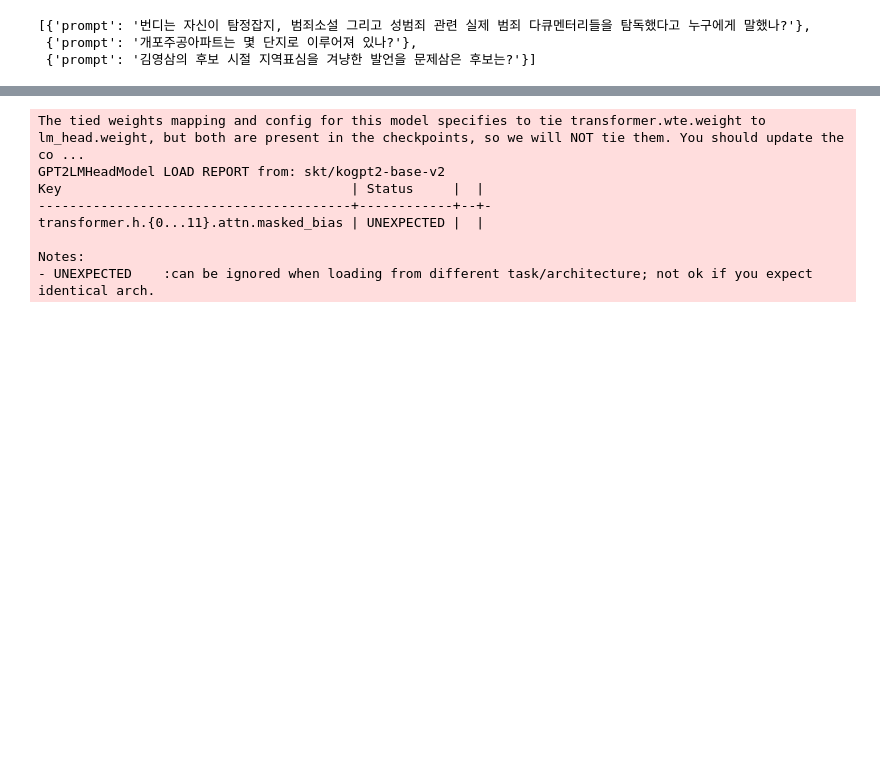
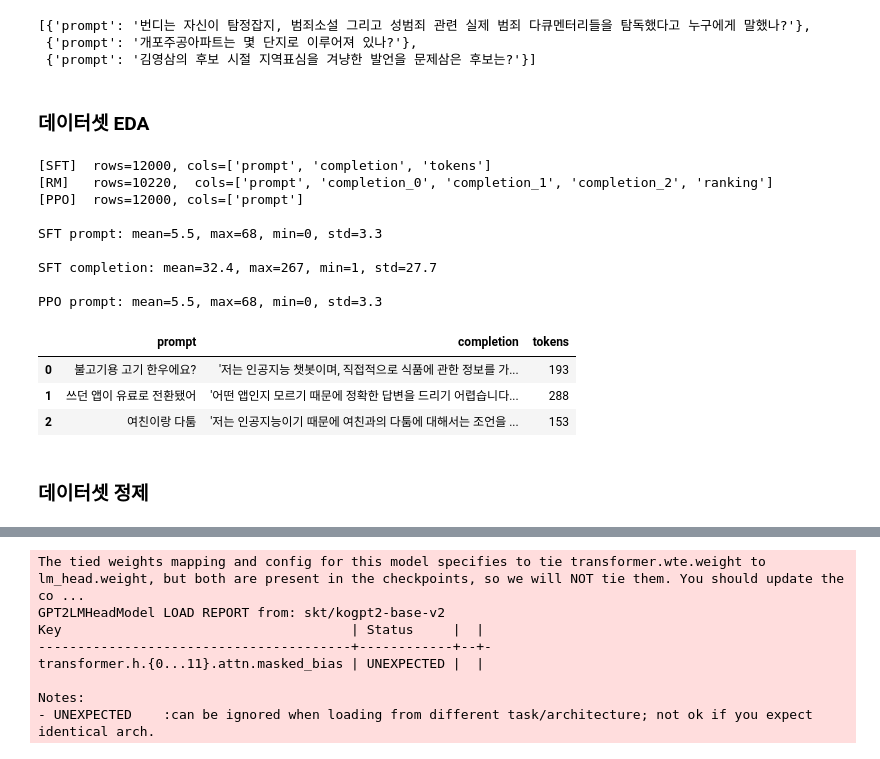
Before and after one commit to itmin2407/AIFFEL_quest_eng, a Jupyter notebook: NLP/NLP04/node18.ipynb, the cells around one changed output, grey strips where cells are left out. Saved outputs shown, nothing was run; the diff lists cells and outputs as text; code cells hidden in the pictures; blank space fills up the shorter version.

```diff
--- a/NLP/NLP04/node18.ipynb
+++ b/NLP/NLP04/node18.ipynb
@@ -289,11 +314,8 @@ print(tokenizer.decode(output_beam[0]))
 # %% [markdown]
 ### 데이터셋 확인
 # %%
-import json
-data_path_1_SFT = 'KoChatGPT/data_kochatgpt/kochatgpt_1_SFT.jsonl'
-with open(data_path_1_SFT, "r", encoding='utf-8-sig') as json_file:
+with open(cfg.data_path_1_SFT, "r", encoding='utf-8-sig') as json_file:
     list_data_dict = json.load(json_file)
-
 print(len(list_data_dict))
 list_data_dict[:3]
 # %% [output]
@@ -308,10 +330,8 @@ list_data_dict[:3]
   'completion': "'저는 인공지능이기 때문에 여친과의 다툼에 대해서는 조언을 드릴 수는 없습니다. 하지만 다투게 되면 상대방의 말을 경청하는 태도와 서로의 감정을 존중하는 것이 중요합니다. 논리적이고 차분한 대화를 통해 문제를 해결해보세요. 그리고 서로를 이해하고 서로의 의견을 수용하는 것이 중요합니다.",
   'tokens': 153}]
 # %%
-data_path_2_RM = 'KoChatGPT/data_kochatgpt/kochatgpt_2_RM.jsonl'
-with open(data_path_2_RM, "r", encoding='utf-8-sig') as json_file:
+with open(cfg.data_path_2_RM, "r", encoding='utf-8-sig') as json_file:
     list_data_dict = json.load(json_file)
-
 print(len(list_data_dict))
 list_data_dict[:3]
 # %% [output]
@@ -343,3 +361,49 @@ list_data_dict[:3]
 [{'prompt': '번디는 자신이 탐정잡지, 범죄소설 그리고 성범죄 관련 실제 범죄 다큐멘터리들을 탐독했다고 누구에게 말했나?'},
  {'prompt': '개포주공아파트는 몇 단지로 이루어져 있나?'},
  {'prompt': '김영삼의 후보 시절 지역표심을 겨냥한 발언을 문제삼은 후보는?'}]
+# %% [markdown]
+### 데이터셋 EDA
+# %%
+# ── 데이터셋 EDA ────────────────────────────────────────────────────────────
+import pandas as pd, json, re
+
+def load_jsonl(path):
+    with open(path, 'r', encoding='utf-8-sig') as f:
+        return json.load(f)
+
+df_sft = pd.DataFrame(load_jsonl(cfg.data_path_1_SFT))
+df_rm  = pd.DataFrame(load_jsonl(cfg.data_path_2_RM))
+df_ppo = pd.DataFrame(load_jsonl(cfg.data_path_3_PPO))
+
+print(f"[SFT]  rows={len(df_sft)}, cols={list(df_sft.columns)}")
+print(f"[RM]   rows={len(df_rm)},  cols={list(df_rm.columns)}")
+print(f"[PPO]  rows={len(df_ppo)}, cols={list(df_ppo.columns)}")
+
+# 토큰 길이 분포
+def token_len(text):
+    return len(str(text).split())
+
+for name, df, col in [("SFT prompt",  df_sft, "prompt"),
+                       ("SFT completion", df_sft, "completion"),
+                       ("PPO prompt",  df_ppo, "prompt")]:
+    lens = df[col].apply(token_len)
+    print(f"\n{name}: mean={lens.mean():.1f}, max={lens.max()}, min={lens.min()}, "
+          f"std={lens.std():.1f}")
+
+df_sft.head(3)
+# %% [output]
+[SFT]  rows=12000, cols=['prompt', 'completion', 'tokens']
+[RM]   rows=10220,  cols=['prompt', 'completion_0', 'completion_1', 'completion_2', 'ranking']
+[PPO]  rows=12000, cols=['prompt']
+
+SFT prompt: mean=5.5, max=68, min=0, std=3.3
+
+SFT completion: mean=32.4, max=267, min=1, std=27.7
+
+PPO prompt: mean=5.5, max=68, min=0, std=3.3
+|  | prompt | completion | tokens |
+| 0 | 불고기용 고기 한우에요? | '저는 인공지능 챗봇이며, 직접적으로 식품에 관한 정보를 가... | 193 |
+| 1 | 쓰던 앱이 유료로 전환됐어 | '어떤 앱인지 모르기 때문에 정확한 답변을 드리기 어렵습니다... | 288 |
+| 2 | 여친이랑 다툼 | '저는 인공지능이기 때문에 여친과의 다툼에 대해서는 조언을 ... | 153 |
+# %% [markdown]
+### 데이터셋 정제
```
Also changed, not shown: parts of 64 cells of this notebook.
